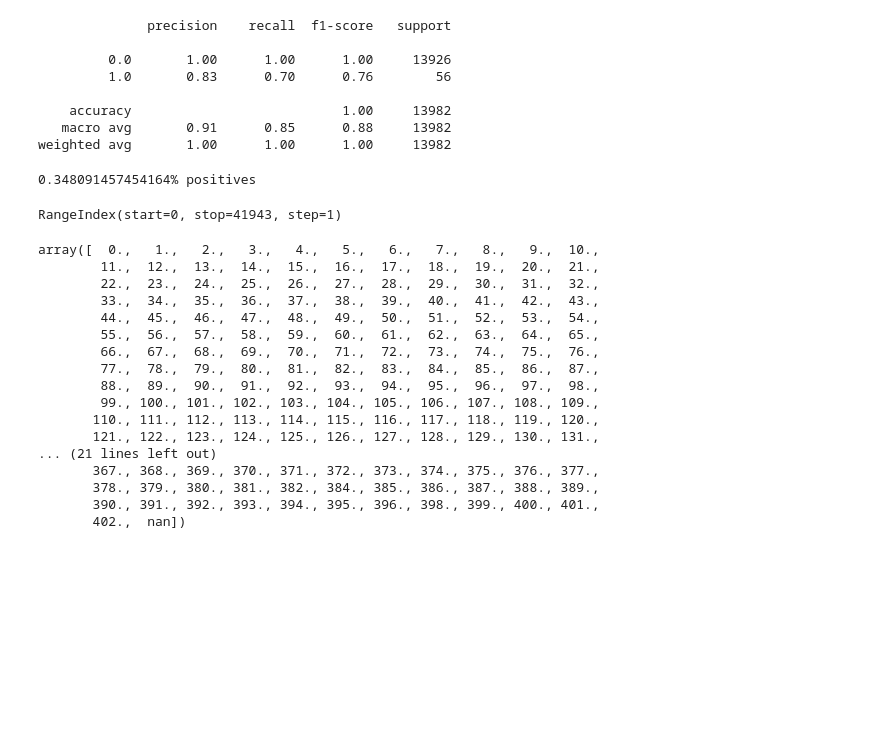
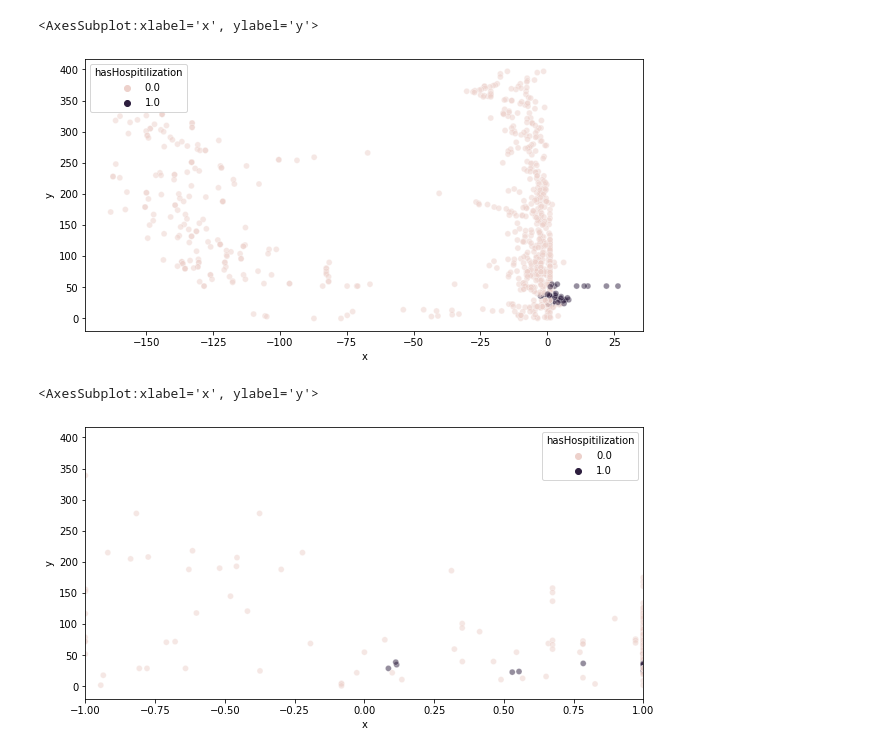
Before and after one commit to BrendanL72/Hospitalization-Risk, a Jupyter notebook: TryingModels.ipynb, the cells around one changed output. Saved outputs shown, nothing was run; the diff lists cells and outputs as text; code cells hidden in the pictures; blank space fills up the shorter version.

```diff
--- a/TryingModels.ipynb
+++ b/TryingModels.ipynb
@@ -73,24 +95,16 @@ F1 Score: 0.6315789473684211
-# %%
-print(classification_report(y_test, pred))
-# %% [output]
-              precision    recall  f1-score   support
-
-         0.0       1.00      1.00      1.00     13926
-         1.0       0.83      0.70      0.76        56
-
-    accuracy                           1.00     13982
-   macro avg       0.91      0.85      0.88     13982
-weighted avg       1.00      1.00      1.00     13982
 # %%
+#Only usable for linear kernel
 def computeDistance(x_vals, model):
     p = model.decision_function(x_vals)
-    #w_norm = np.linalg.norm(model.coef_)
-    #dist = p / w_norm
+    w_norm = np.linalg.norm(model.coef_)
+    dist = p / w_norm
     dist = p
     return pd.Series(data=dist)
 # %%
-#dist = computeDistance(x_train, model)
-dist = computeDistance(x, model)
+dist_train = computeDistance(x_train, model)
+dist_test = computeDistance(x_test, model)
+#CHANGE FOR WHICH SET SHOULD BE COMPUTED
+dist = dist_train
 graphData = []
 step = 20
 boundary = min(dist)
@@ -124,34 +138,15 @@ g.insert(0, 'x', dist)
 g.insert(1, 'y', d.iloc[x.index])
 # %%
 plt.figure(figsize=(10,5))
-#sns.lineplot(x='x',y='y',data=g)
-plt.xlim(-1, 1)
-sns.scatterplot(x='x',y='y',data=g,alpha=0.5)
+sns.scatterplot(x='x',y='y',data=g,hue=y_test,alpha=0.5)
+# %% [output]
+<AxesSubplot:xlabel='x', ylabel='y'>
+[figure, added]
-# %%
-print(f'{(len(g["x"].loc[g["x"] > 0])/len(g["x"]))*100}% positives')
-# %% [output]
-0.348091457454164% positives
-# %%
-dist.index
-# %% [output]
-RangeIndex(start=0, stop=41943, step=1)
-# %%
-g['y'].sort_values().unique()
-# %% [output]
-array([  0.,   1.,   2.,   3.,   4.,   5.,   6.,   7.,   8.,   9.,  10.,
-        11.,  12.,  13.,  14.,  15.,  16.,  17.,  18.,  19.,  20.,  21.,
-        22.,  23.,  24.,  25.,  26.,  27.,  28.,  29.,  30.,  31.,  32.,
-        33.,  34.,  35.,  36.,  37.,  38.,  39.,  40.,  41.,  42.,  43.,
-        44.,  45.,  46.,  47.,  48.,  49.,  50.,  51.,  52.,  53.,  54.,
-        55.,  56.,  57.,  58.,  59.,  60.,  61.,  62.,  63.,  64.,  65.,
-        66.,  67.,  68.,  69.,  70.,  71.,  72.,  73.,  74.,  75.,  76.,
-        77.,  78.,  79.,  80.,  81.,  82.,  83.,  84.,  85.,  86.,  87.,
-        88.,  89.,  90.,  91.,  92.,  93.,  94.,  95.,  96.,  97.,  98.,
-        99., 100., 101., 102., 103., 104., 105., 106., 107., 108., 109.,
-       110., 111., 112., 113., 114., 115., 116., 117., 118., 119., 120.,
-       121., 122., 123., 124., 125., 126., 127., 128., 129., 130., 131.,
-... (21 lines left out)
-       367., 368., 369., 370., 371., 372., 373., 374., 375., 376., 377.,
-       378., 379., 380., 381., 382., 384., 385., 386., 387., 388., 389.,
-       390., 391., 392., 393., 394., 395., 396., 398., 399., 400., 401.,
-       402.,  nan])
+# %%
+#X-axis limited graph
+plt.figure(figsize=(10,5))
+plt.xlim(-1, 1)
+sns.scatterplot(x='x',y='y',data=g,hue=y_test,alpha=0.5)
+# %% [output]
+<AxesSubplot:xlabel='x', ylabel='y'>
+[figure, added]
```
Also changed, not shown: parts of 10 cells of this notebook.
